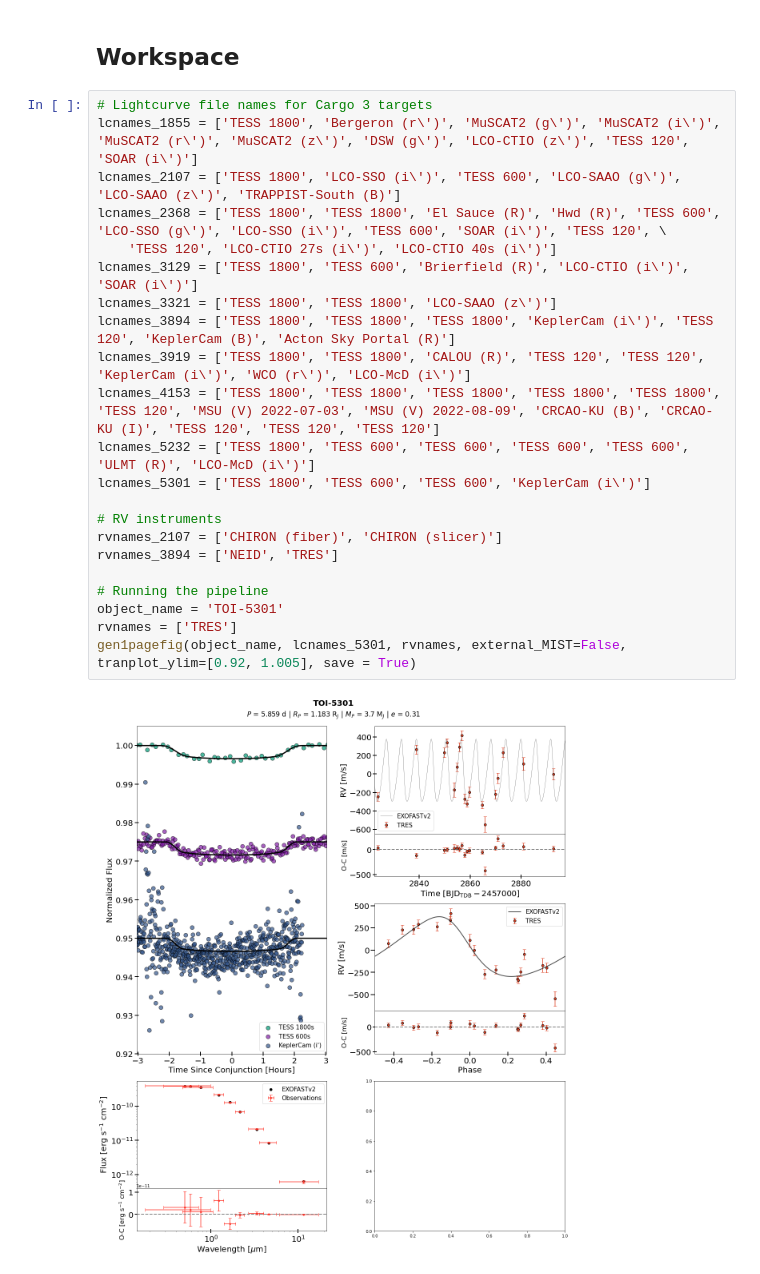
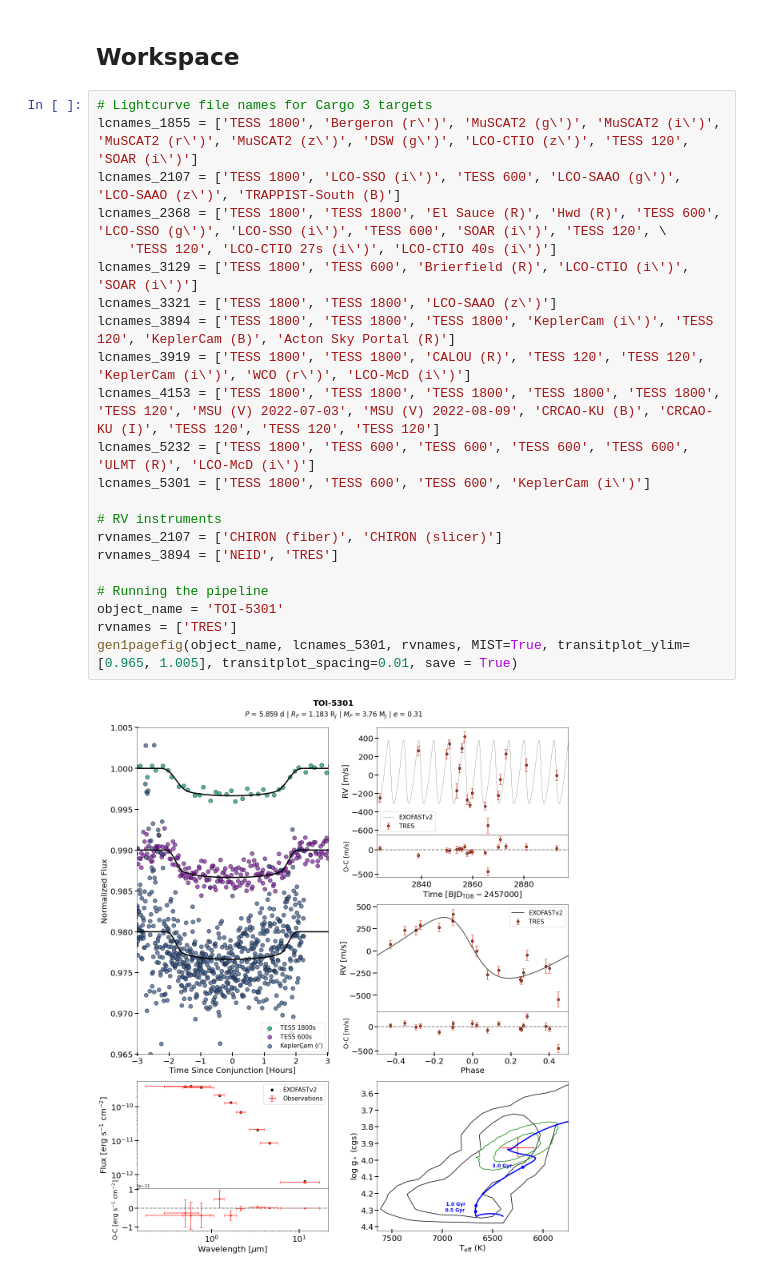
Before and after one commit to jackschulte/system_figure_pipeline, a Jupyter notebook: singleplanetpanel.ipynb, the cells around one changed output. Cells and saved outputs as stored; diff of their text form.

Commit message:
added MIST functionality and additional arguments

```diff
--- a/singleplanetpanel.ipynb
+++ b/singleplanetpanel.ipynb
@@ -436,27 +479,27 @@ def gen1pagefig(object_name, lcnames, rvnames, path = 'data/', file_prefix = '.M
 # %%
 # Lightcurve file names for Cargo 3 targets
 lcnames_1855 = ['TESS 1800', 'Bergeron (r\')', 'MuSCAT2 (g\')', 'MuSCAT2 (i\')', 'MuSCAT2 (r\')', 'MuSCAT2 (z\')', 'DSW (g\')', 'LCO-CTIO (z\')', 'TESS 120', 'SOAR (i\')']
 lcnames_2107 = ['TESS 1800', 'LCO-SSO (i\')', 'TESS 600', 'LCO-SAAO (g\')', 'LCO-SAAO (z\')', 'TRAPPIST-South (B)']
 lcnames_2368 = ['TESS 1800', 'TESS 1800', 'El Sauce (R)', 'Hwd (R)', 'TESS 600', 'LCO-SSO (g\')', 'LCO-SSO (i\')', 'TESS 600', 'SOAR (i\')', 'TESS 120', \
     'TESS 120', 'LCO-CTIO 27s (i\')', 'LCO-CTIO 40s (i\')']
 lcnames_3129 = ['TESS 1800', 'TESS 600', 'Brierfield (R)', 'LCO-CTIO (i\')', 'SOAR (i\')']
 lcnames_3321 = ['TESS 1800', 'TESS 1800', 'LCO-SAAO (z\')']
 lcnames_3894 = ['TESS 1800', 'TESS 1800', 'TESS 1800', 'KeplerCam (i\')', 'TESS 120', 'KeplerCam (B)', 'Acton Sky Portal (R)']
 lcnames_3919 = ['TESS 1800', 'TESS 1800', 'CALOU (R)', 'TESS 120', 'TESS 120', 'KeplerCam (i\')', 'WCO (r\')', 'LCO-McD (i\')']
 lcnames_4153 = ['TESS 1800', 'TESS 1800', 'TESS 1800', 'TESS 1800', 'TESS 1800', 'TESS 120', 'MSU (V) 2022-07-03', 'MSU (V) 2022-08-09', 'CRCAO-KU (B)', 'CRCAO-KU (I)', 'TESS 120', 'TESS 120', 'TESS 120']
 lcnames_5232 = ['TESS 1800', 'TESS 600', 'TESS 600', 'TESS 600', 'TESS 600', 'ULMT (R)', 'LCO-McD (i\')']
 lcnames_5301 = ['TESS 1800', 'TESS 600', 'TESS 600', 'KeplerCam (i\')']
 
 # RV instruments
 rvnames_2107 = ['CHIRON (fiber)', 'CHIRON (slicer)']
 rvnames_3894 = ['NEID', 'TRES']
 
 # Running the pipeline
 object_name = 'TOI-5301'
 rvnames = ['TRES']
-gen1pagefig(object_name, lcnames_5301, rvnames, external_MIST=False, tranplot_ylim=[0.92, 1.005], save = True)
+gen1pagefig(object_name, lcnames_5301, rvnames, MIST=True, transitplot_ylim=[0.965, 1.005], transitplot_spacing=0.01, save = True)
 # %% [output]
-[figure, old version]
+[figure, new version]
 # %% [markdown]
 ### Things I need to do:
 - Update SED plot
```
Also changed, not shown: parts of 7 cells of this notebook.
